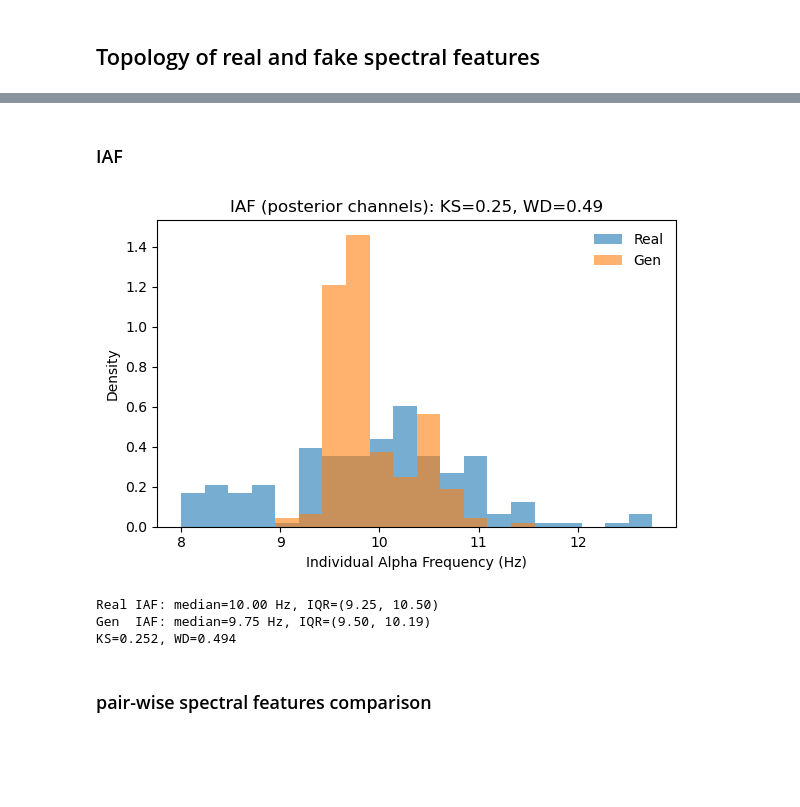
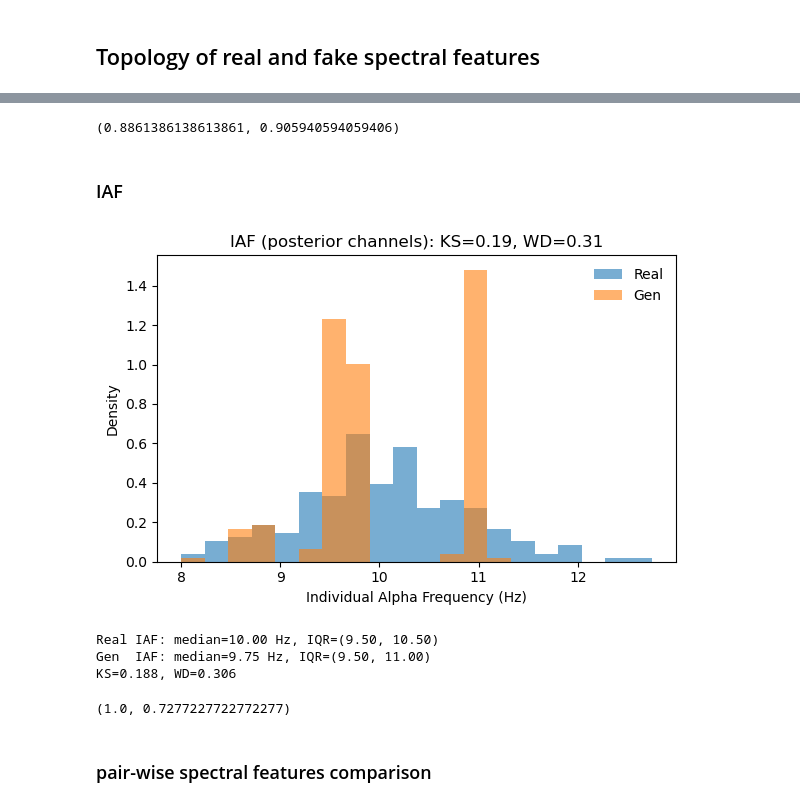
Before and after one commit to Yeganehfrh/EEGModalNet, a Jupyter notebook: notebooks/Supplementary Analysis.ipynb, the cells around one changed output, grey strips where cells are left out. Saved outputs shown, nothing was run; the diff lists cells and outputs as text; code cells hidden in the pictures; blank space fills up the shorter version.

```diff
--- a/notebooks/Supplementary Analysis.ipynb
+++ b/notebooks/Supplementary Analysis.ipynb
@@ -225,16 +249,12 @@ FILTERING = True
 PREPROCESSING = True
 LINE_NOISE_REMOVAL = True
 TIME_DIM = 512
-N_SUBJECTS = 2
+N_SUBJECTS = 202
 EEG_DATA_PATH = 'data/LEMON_data/EC_ch-8_sf-128.nc5'
 CHANNELS = ['O1', 'O2', 'P1', 'P2', 'C1', 'C2', 'F1', 'F2']
 
 # Model parameters
 LATENT_DIM = 128
-
-# PATHS
-STAT_PATH = 'logs/5/20250605_7th.csv'
-CHECKPOINTS_PATH = 'logs/5/20250605_7th_epoch_1280.model.keras'
 
 # REAL DATA
 xarray = xr.open_dataarray(EEG_DATA_PATH, engine='h5netcdf')
@@ -268,17 +288,13 @@ Power of components removed by DSS: 0.02
 ### Fake Data
 # %%
 # FAKE DATA
-model = WGAN_GP_V0(time_dim=512, feature_dim=len(CHANNELS),
-                   latent_dim=LATENT_DIM, n_subjects=202,
-                   use_sublayer_generator=True,
-                   use_sublayer_critic=True,
-                   use_channel_merger_g=False,
-                   use_channel_merger_c=False,
-                   interpolation='bilinear')
+# PATHS
+STAT_PATH = 'logs/5/20250605_7th.csv'
+CHECKPOINTS_PATH = 'logs/eo/20251125_epoch_1580.model.keras'
 
-# load model and history
-model.load_weights(CHECKPOINTS_PATH)
+from src.EEGModalNet.models.FiLMGAN import FiLMGAN
+
+model = keras.saving.load_model(CHECKPOINTS_PATH, custom_objects={'FiLMGAN': FiLMGAN}, compile=False)
 
 with torch.no_grad():
-    x_gen = generate_data(model, x, sub, pos, N_SUBJECTS, latent_dim=LATENT_DIM, apply_sub_layer=False, use_random_sub=False,
-                          use_global_mean_std=False)
+    x_gen = generate_data(model, x, sub, pos, N_SUBJECTS, latent_dim=LATENT_DIM, use_random_sub=False)
@@ -889,6 +910,8 @@ if os.path.exists('logs/static_f/psd_real.npy'):
     freqs = np.arange(1, 60.25, 0.25)
 else:
     psd_real, psd_fake, freqs = calculate_psd_different_methods(x, x_gen, N_SUBJECTS, psd_method='reverse_first')
+# %%
+psd_real, psd_fake, freqs = calculate_psd_different_methods(x, x_gen, N_SUBJECTS, psd_method='reverse_first')
 # %%
 # ---------- utilities  ----------
 def zscore_cols(A):
@@ -970,3 +993,7 @@ plt.show()
+# %%
+precision_recall_kynkaanyemi(XA_real, XA_fake, k=5, metric='mahalanobis')
+# %% [output]
+(0.8861386138613861, 0.905940594059406)
 # %% [markdown]
 ### IAF
 # %%
@@ -1001,38 +1028,43 @@ def iaf_analysis(psd_real, psd_gen, freqs, posterior_ch_idx, fmin=8.0, fmax=13.0
     iaf_g = iaf_g[mask]
 
     # Statistics
     ks = ks_2samp(iaf_r, iaf_g).statistic
     wd = wasserstein_distance(iaf_r, iaf_g)
 
     # Plot
     lo, hi = float(min(iaf_r.min(), iaf_g.min())), float(max(iaf_r.max(), iaf_g.max()))
     plt.figure(figsize=(6,4))
     plt.hist(iaf_r, bins=bins, range=(lo,hi), alpha=0.6, density=True, label='Real')
     plt.hist(iaf_g, bins=bins, range=(lo,hi), alpha=0.6, density=True, label='Gen')
     plt.xlabel('Individual Alpha Frequency (Hz)')
     plt.ylabel('Density')
     plt.title(f'IAF (posterior channels): KS={ks:.02f}, WD={wd:.02f}')
     plt.legend(frameon=False)
     plt.tight_layout()
     plt.show()
 
     # Optional: print summary numbers for the paper
     def med_iqr(x):
         q1, med, q3 = np.percentile(x, [25, 50, 75])
         return med, (q1, q3)
     med_r, iqr_r = med_iqr(iaf_r)
     med_g, iqr_g = med_iqr(iaf_g)
     print(f"Real IAF: median={med_r:.2f} Hz, IQR=({iqr_r[0]:.2f}, {iqr_r[1]:.2f})")
     print(f"Gen  IAF: median={med_g:.2f} Hz, IQR=({iqr_g[0]:.2f}, {iqr_g[1]:.2f})")
     print(f"KS={ks:.3f}, WD={wd:.3f}")
+    return iaf_r, iaf_g
 
 #---- usage example ----
-iaf_analysis(psd_real, psd_fake, freqs, posterior_ch_idx=(0, 1, 2, 3))
+iaf_r, iaf_g = iaf_analysis(psd_real, psd_fake, freqs, posterior_ch_idx=(0, 1, 2, 3))
 # %% [output]
-[figure, old version]
+[figure, new version]
-Real IAF: median=10.00 Hz, IQR=(9.25, 10.50)
-Gen  IAF: median=9.75 Hz, IQR=(9.50, 10.19)
-KS=0.252, WD=0.494
+Real IAF: median=10.00 Hz, IQR=(9.50, 10.50)
+Gen  IAF: median=9.75 Hz, IQR=(9.50, 11.00)
+KS=0.188, WD=0.306
+# %%
+precision_recall_kynkaanyemi(iaf_r[:, None], iaf_g[:, None], k=5, metric='mahalanobis')
+# %% [output]
+(1.0, 0.7277227722772277)
 # %% [markdown]
 ### pair-wise spectral features comparison
 # %%
```
Also changed, not shown: parts of 14 cells of this notebook.
